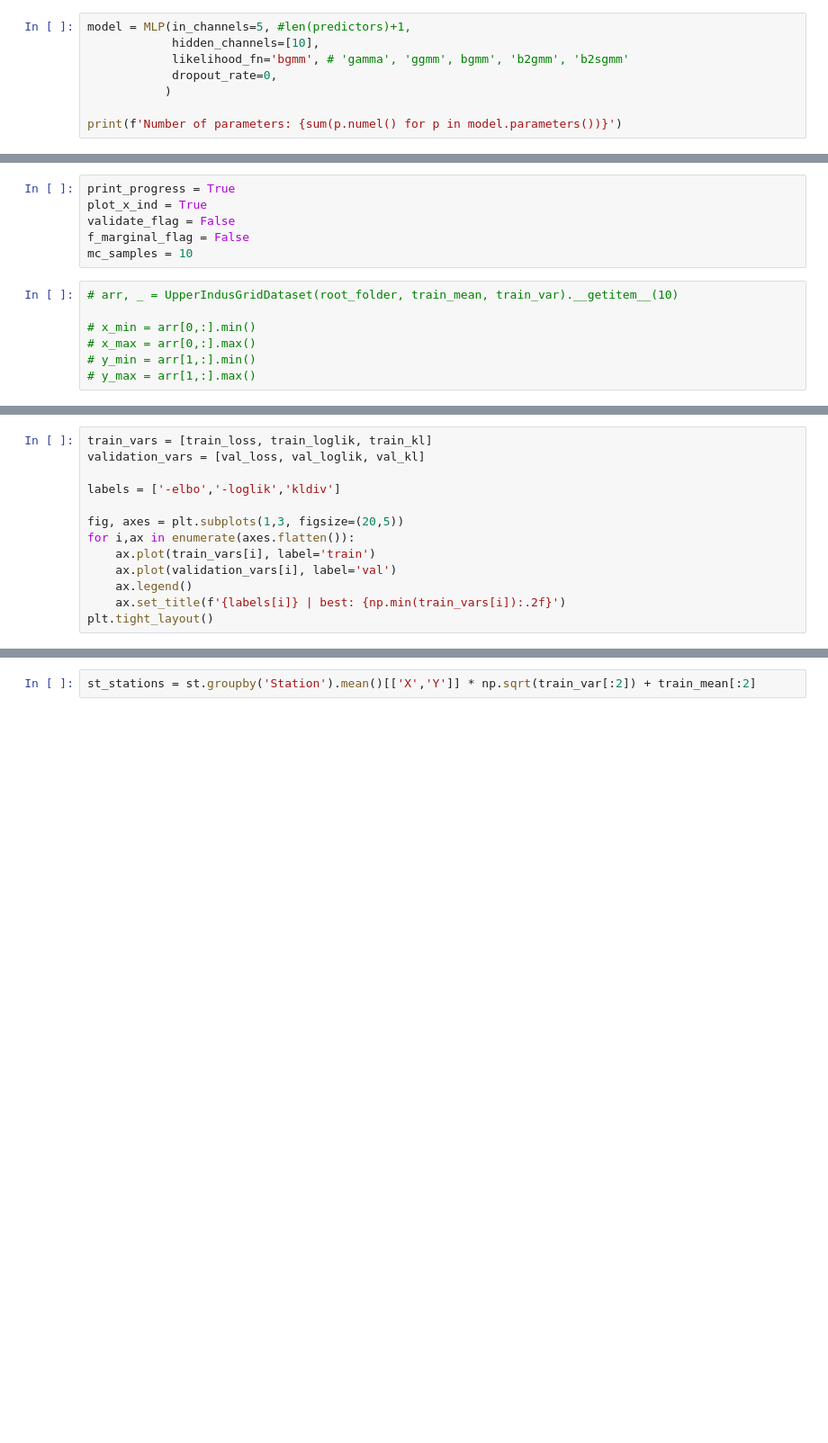
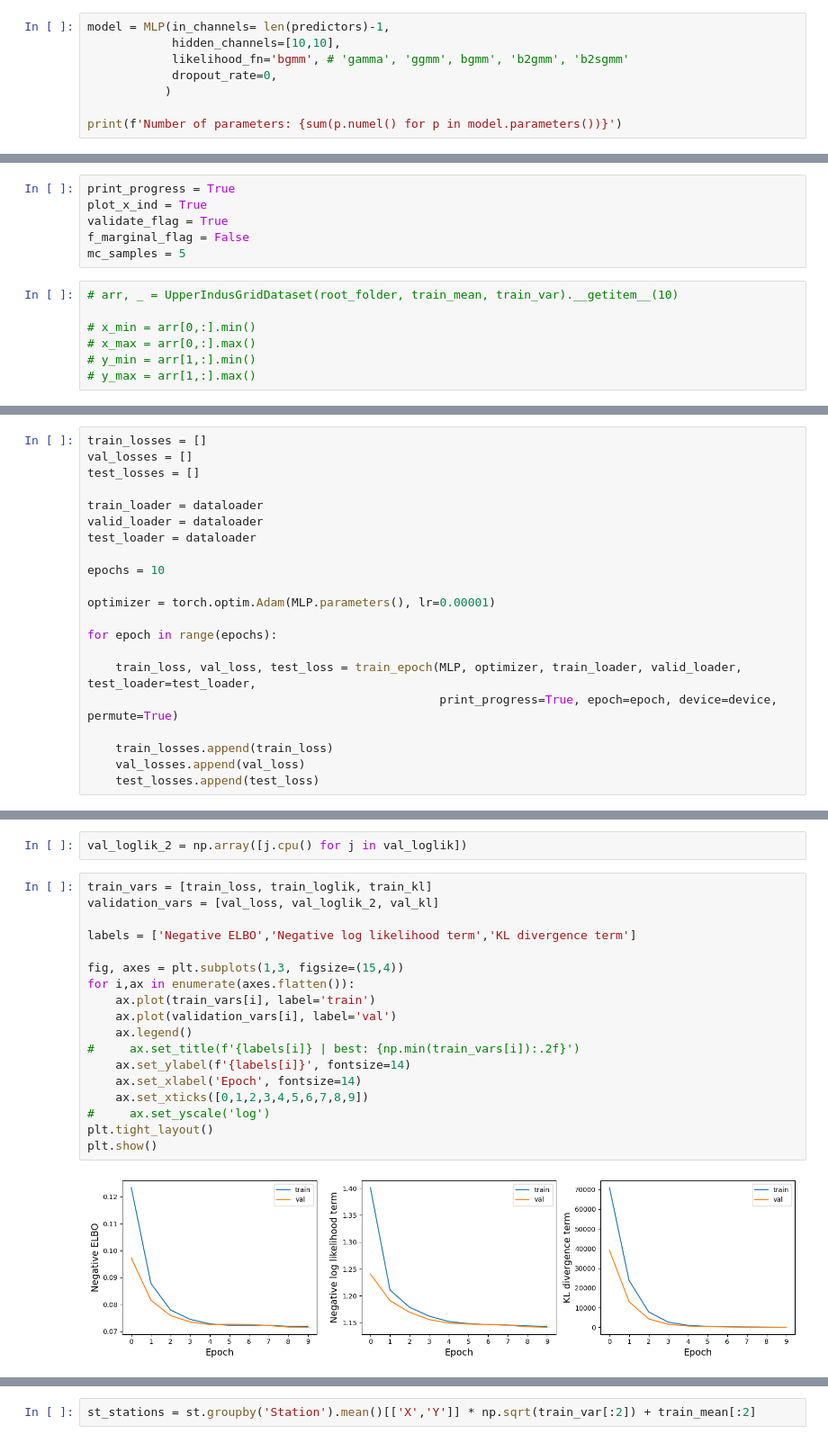
Before and after one commit to mgironamata/upper-indus-prec-bc, a Jupyter notebook: main_gp_mlp.ipynb, the cells around one changed output, grey strips where cells are left out. Shown at 90% size. Saved outputs shown, nothing was run; the diff lists cells and outputs as text; blank space fills up the shorter version.

```diff
--- a/main_gp_mlp.ipynb
+++ b/main_gp_mlp.ipynb
@@ -157,6 +218,6 @@ TypeError: Invalid comparison between dtype=datetime64[ns] and float
 # %%
-model = MLP(in_channels=5, #len(predictors)+1,
-            hidden_channels=[10],
+model = MLP(in_channels= len(predictors)-1,
+            hidden_channels=[10,10],
             likelihood_fn='bgmm', # 'gamma', 'ggmm', bgmm', 'b2gmm', 'b2sgmm'
             dropout_rate=0,
            )
@@ -178,9 +285,9 @@ MLP(
 # %%
 print_progress = True
 plot_x_ind = True
-validate_flag = False
+validate_flag = True
 f_marginal_flag = False
-mc_samples = 10
+mc_samples = 5
 # %%
 # arr, _ = UpperIndusGridDataset(root_folder, train_mean, train_var).__getitem__(10)
 
@@ -196,0 +304,21 @@ x_ind_stations.shape
+# %%
+train_losses = []
+val_losses = []
+test_losses = []
+
+train_loader = dataloader
+valid_loader = dataloader
+test_loader = dataloader
+
+epochs = 10
+
+optimizer = torch.optim.Adam(MLP.parameters(), lr=0.00001)
+
+for epoch in range(epochs):
+
+    train_loss, val_loss, test_loss = train_epoch(MLP, optimizer, train_loader, valid_loader, test_loader=test_loader,
+                                                  print_progress=True, epoch=epoch, device=device, permute=True)
+
+    train_losses.append(train_loss)
+    val_losses.append(val_loss)
+    test_losses.append(test_loss)
@@ -326,14 +488,23 @@ ValueError: Dimensions {'Date'} do not exist. Expected one or more of Frozen({'i
+# %%
+val_loglik_2 = np.array([j.cpu() for j in val_loglik])
 # %%
 train_vars = [train_loss, train_loglik, train_kl]
-validation_vars = [val_loss, val_loglik, val_kl]
+validation_vars = [val_loss, val_loglik_2, val_kl]
 
-labels = ['-elbo','-loglik','kldiv']
+labels = ['Negative ELBO','Negative log likelihood term','KL divergence term']
 
-fig, axes = plt.subplots(1,3, figsize=(20,5))
+fig, axes = plt.subplots(1,3, figsize=(15,4))
 for i,ax in enumerate(axes.flatten()):
     ax.plot(train_vars[i], label='train')
     ax.plot(validation_vars[i], label='val')
     ax.legend()
-    ax.set_title(f'{labels[i]} | best: {np.min(train_vars[i]):.2f}')
+#     ax.set_title(f'{labels[i]} | best: {np.min(train_vars[i]):.2f}')
+    ax.set_ylabel(f'{labels[i]}', fontsize=14)
+    ax.set_xlabel('Epoch', fontsize=14)
+    ax.set_xticks([0,1,2,3,4,5,6,7,8,9])
+#     ax.set_yscale('log')
 plt.tight_layout()
+plt.show()
+# %% [output]
+[figure, added]
 # %%
```
Also changed, not shown: parts of 28 cells of this notebook, 1 other file.
